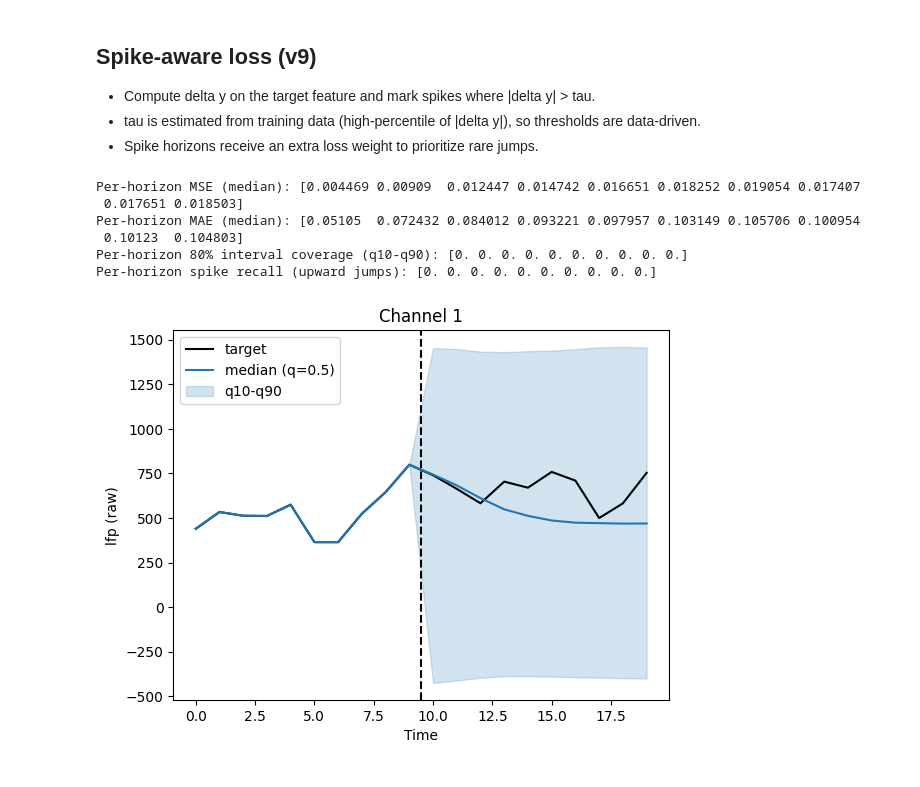
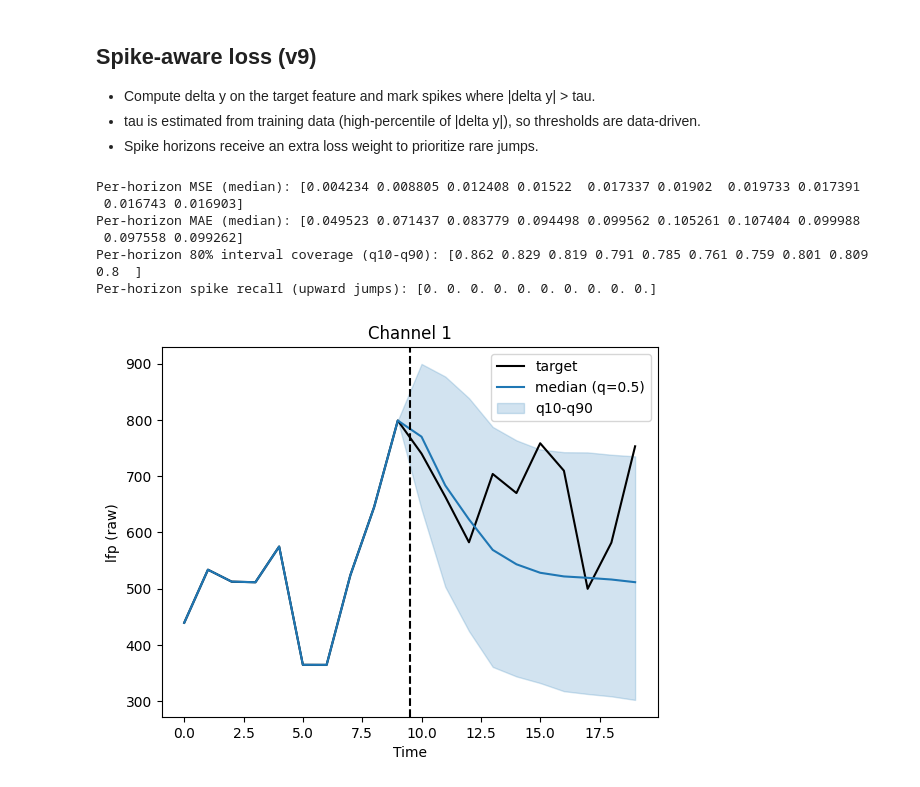
Before and after one commit to chengruchou/NSF-HDR-Scientific-Modeling-out-of-distribution-Challenges, a Jupyter notebook: Neural_Forecasting/Neural_Signal_Forecasting_affi_v9.ipynb, the cells around one changed output. Cells and saved outputs as stored; diff of their text form; code cells hidden in the pictures.

Commit message:
Fix quantile loss and ordering to prevent quantile crossing in affi v9

```diff
--- a/Neural_Forecasting/Neural_Signal_Forecasting_affi_v9.ipynb
+++ b/Neural_Forecasting/Neural_Signal_Forecasting_affi_v9.ipynb
@@ -415,36 +468,40 @@ def plot_channel_quantiles(model, data_loader, channel_idx=1, device=torch.devic
     y_q90 = y_hat_q[0, :, channel_idx, quantiles.index(0.9)]
 
     if denorm:
         y_true = denorm_feature0(y_true, channel_idx=channel_idx)
         y_q10 = denorm_feature0(y_q10, channel_idx=channel_idx)
         y_q50 = denorm_feature0(y_q50, channel_idx=channel_idx)
         y_q90 = denorm_feature0(y_q90, channel_idx=channel_idx)
         ylabel = "lfp (raw)"
     else:
         y_true = y_true.detach().cpu().numpy()
         y_q10 = y_q10.detach().cpu().numpy()
         y_q50 = y_q50.detach().cpu().numpy()
         y_q90 = y_q90.detach().cpu().numpy()
         ylabel = "lfp (normalized)"
 
+    assert np.all(y_q10 <= y_q50), "Quantile violation: q10 > q50"
+    assert np.all(y_q50 <= y_q90), "Quantile violation: q50 > q90"
+
+
     plt.figure()
     plt.plot(y_true, label="target", color="black")
     plt.plot(y_q50, label="median (q=0.5)", color="tab:blue")
     plt.fill_between(np.arange(len(y_q50)), y_q10, y_q90, color="tab:blue", alpha=0.2, label="q10-q90")
     plt.axvline(x=init_steps-0.5, color="black", linestyle="--")
     plt.title(f"Channel {channel_idx}")
     plt.xlabel("Time")
     plt.ylabel(ylabel)
     plt.legend()
     plt.show()
 
 
 plot_channel_quantiles(model_test, test_data_loader, channel_idx=1)
 # %% [output]
-Per-horizon MSE (median): [0.004469 0.00909  0.012447 0.014742 0.016651 0.018252 0.019054 0.017407
- 0.017651 0.018503]
-Per-horizon MAE (median): [0.05105  0.072432 0.084012 0.093221 0.097957 0.103149 0.105706 0.100954
- 0.10123  0.104803]
-Per-horizon 80% interval coverage (q10-q90): [0. 0. 0. 0. 0. 0. 0. 0. 0. 0.]
+Per-horizon MSE (median): [0.004234 0.008805 0.012408 0.01522  0.017337 0.01902  0.019733 0.017391
+ 0.016743 0.016903]
+Per-horizon MAE (median): [0.049523 0.071437 0.083779 0.094498 0.099562 0.105261 0.107404 0.099988
+ 0.097558 0.099262]
+Per-horizon 80% interval coverage (q10-q90): [0.862 0.829 0.819 0.791 0.785 0.761 0.759 0.801 0.809 0.8  ]
 Per-horizon spike recall (upward jumps): [0. 0. 0. 0. 0. 0. 0. 0. 0. 0.]
-[figure, old version]
+[figure, new version]
```
Also changed, not shown: parts of 1 cell of this notebook, 2 other files.
